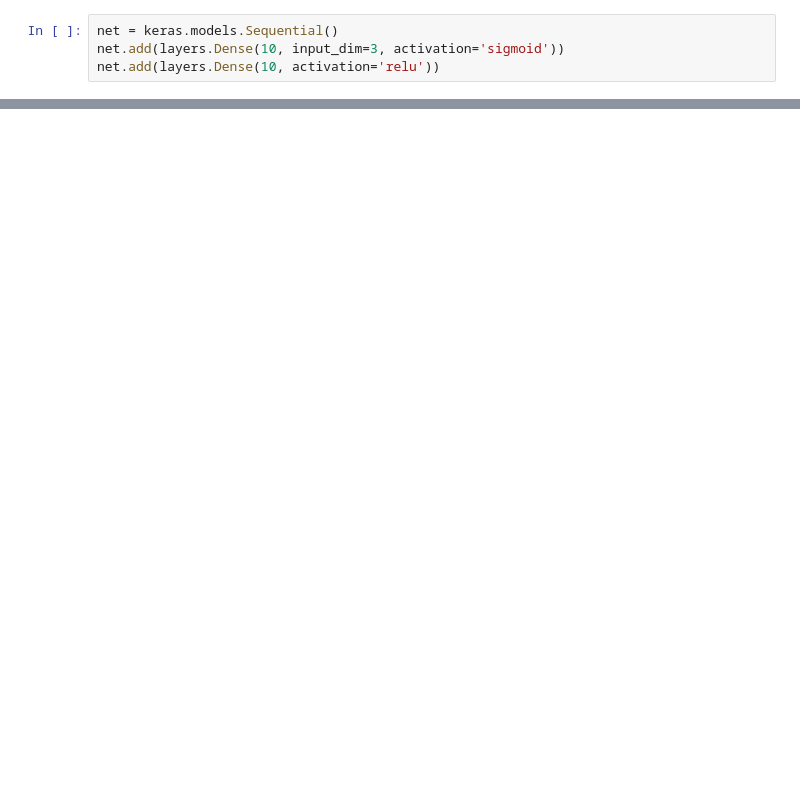
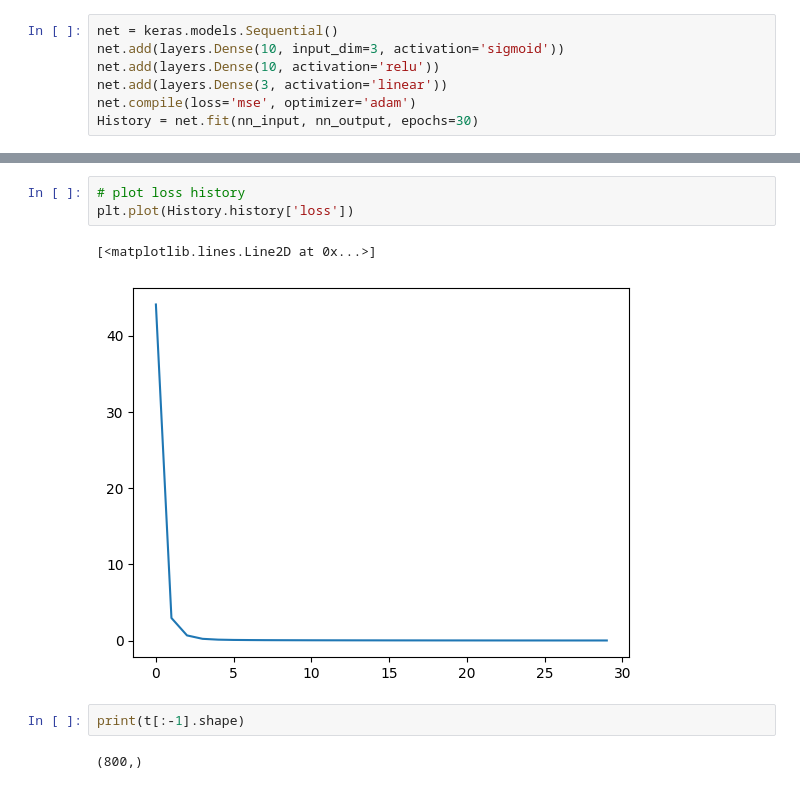
Before and after one commit to Salies/data-driven-des, a Jupyter notebook: testing.ipynb, the cells around one changed output, grey strips where cells are left out. Cells and saved outputs as stored; diff of their text form; blank space fills up the shorter version.

```diff
--- a/testing.ipynb
+++ b/testing.ipynb
@@ -30,4 +32,7 @@ x0.shape
 net = keras.models.Sequential()
 net.add(layers.Dense(10, input_dim=3, activation='sigmoid'))
 net.add(layers.Dense(10, activation='relu'))
+net.add(layers.Dense(3, activation='linear'))
+net.compile(loss='mse', optimizer='adam')
+History = net.fit(nn_input, nn_output, epochs=30)
 # %% [output]
@@ -34,0 +56,10 @@ SyntaxError: invalid character '’' (U+2019) (4156837135.py, line 2)
+# %%
+# plot loss history
+plt.plot(History.history['loss'])
+# %% [output]
+[<matplotlib.lines.Line2D at 0x...>]
+[figure, added]
+# %%
+print(t[:-1].shape)
+# %% [output]
+(800,)
```
Also changed, not shown: parts of 9 cells of this notebook.
